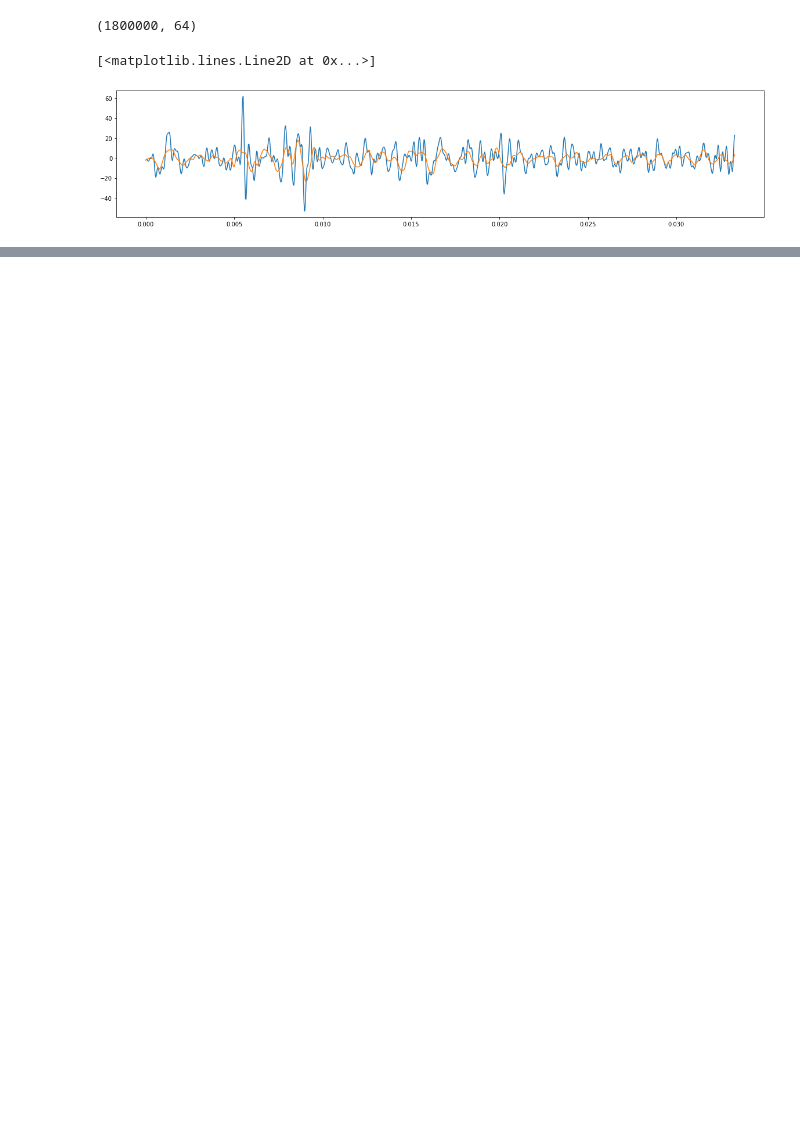
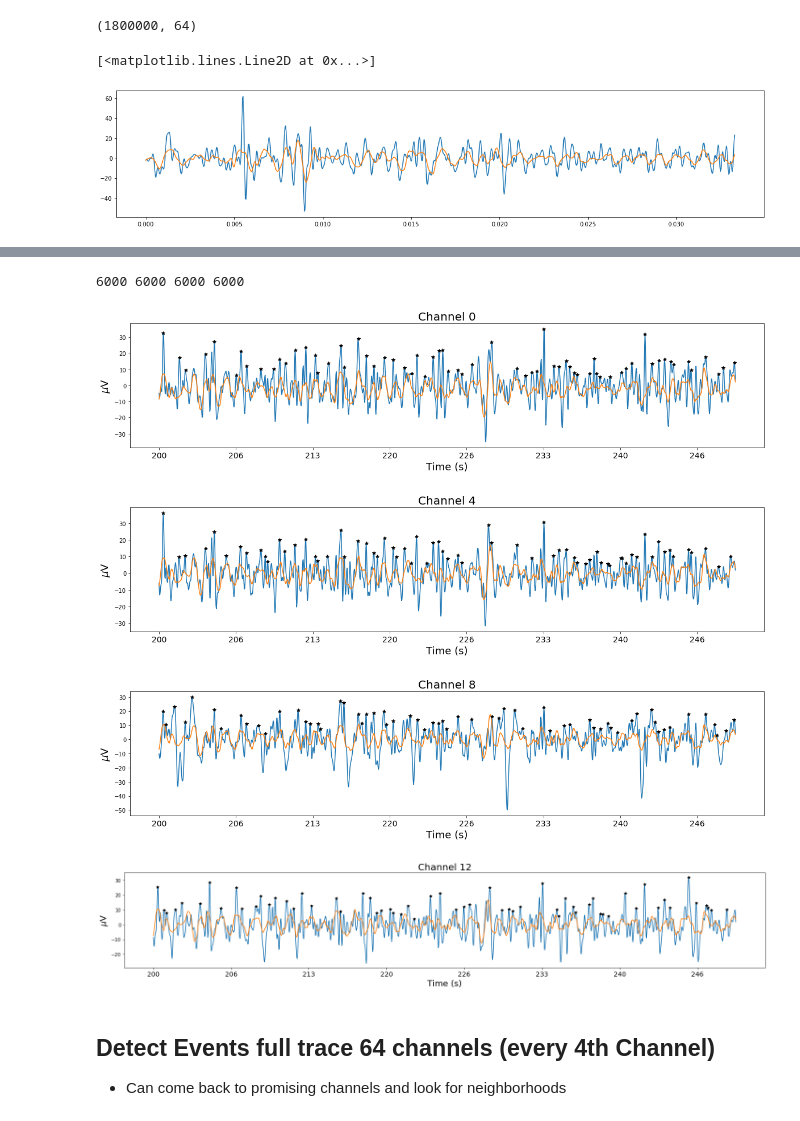
Before and after one commit to haleyspeed/willow, a Jupyter notebook: h5_spikedetector.ipynb, the cells around one changed output, grey strips where cells are left out. Saved outputs shown, nothing was run; the diff lists cells and outputs as text; code cells hidden in the pictures; blank space fills up the shorter version.

```diff
--- a/h5_spikedetector.ipynb
+++ b/h5_spikedetector.ipynb
@@ -195,3 +195,83 @@ ax.plot(xs[start:end]/fs,smoothed[start:end,4])
 - save all data points from -3 to + 3 ms around peak and note the time of the peak
     - later look for overlap between epochs to determine wavelets vs single spikes
     - i.e. granule cell activity from simple spikes
+# %%
+def event_search(raw, smooth, start, end, channels, thresh):
+    start = int(start * fs)
+    end = int(end*fs)
+    peaks = {} # dict to catch peak times and amps
+    events = {} # dict to catch event trace (3 ms before and after peak)
+    for j in channels:
+        i = start
+        print(i, end =' ')
+        epoch = 0
+        peaks_x = []
+        peaks_y = []
+        events_x = []
+        events_y = []
+        while i < end: # search all the rows
+            rrng = raw[i:i+30,j]
+            srng = raw[i:i+30,j]
+            lpeak = -9999 # No previous peak
+            ravg = np.mean(rrng)
+            savg = np.mean(srng)
+            ssd = np.std(srng)
+            rpeak = max(rrng)
+            speak = max(srng)
+            peak_x = 0
+            peak_y = 0
+            if raw[i,j] > np.mean(abs(smooth[i:i+30,j]) + np.std(smooth[i:i+30,j])*thresh) and raw[i,j] > max(raw[i+1:i+10,j]) and raw[i,j] > raw[i-1,j]:
+                #print(i,i+int(0.01*fs),'true', end = ' ')
+                peak_x = i
+                peak_y = raw[i,j]
+                peaks_y.append(peak_y) # append to the list of putative peak amplitudes
+                peaks_x.append(peak_x)
+                events_x.append(list(range(i,i+30))) # last one not included, 6 ms trace
+                events_y.append(list(range(int(raw[i,j]), int(raw[i+30,j]))))
+                lpeak = peak_y # save this peak before moving to the next
+            i = i + 1
+            #print(peaks_x)
+            peaks['x'+str(j)] = peaks_x
+            peaks['y'+str(j)] = peaks_y
+            events['x'+str(j)] = events_x
+            events['y'+str(j)] = events_y
+
+    return peaks, events
+
+
+
+start = 0.2
+end = 0.25 # in seconds
+channels = [0,4,8,12]
+
+# Thresh is a multiplier of the std of the smoothed mean for every 10ms with 50% overlap
+peaks, events = event_search (raw = ys, smooth = smoothed, start = start, end = end,
+                              channels = channels,thresh = 1)
+# %% [output]
+6000 6000 6000 6000
+# %%
+
+start = int(0.2 * fs)
+end = int(0.25 * fs )
+for chan in channels:
+    fig, ax = plt.subplots(figsize = (20,4))
+    ax.plot(xs[start:end],ys[start:end,chan])
+    ax.plot(xs[start:end],smoothed[start:end,chan])
+    ax.plot(peaks['x'+str(chan)],
+        peaks['y'+str(chan)],
+        ls = 'none', marker = '*', markersize = 6, color = 'black')
+    ax.set_title("Channel " + str(chan), fontsize = 20)
+    xticks = ax.get_xticks()
+    xticks = [int(t/30) for t in xticks]
+    ax.set_xticklabels (xticks, fontsize = 14)
+    ax.set_ylabel(r'$\mu$V', fontsize = 18)
+    ax.set_xlabel('Time (s)', fontsize = 18)
+plt.tight_layout()
+# %% [output]
+[figure, added]
+[figure, added]
+[figure, added]
+[figure, added]
+# %% [markdown]
+## Detect Events full trace 64 channels (every 4th Channel)
+- Can come back to promising channels and look for neighborhoods
```
Also changed, not shown: parts of 6 cells of this notebook.
